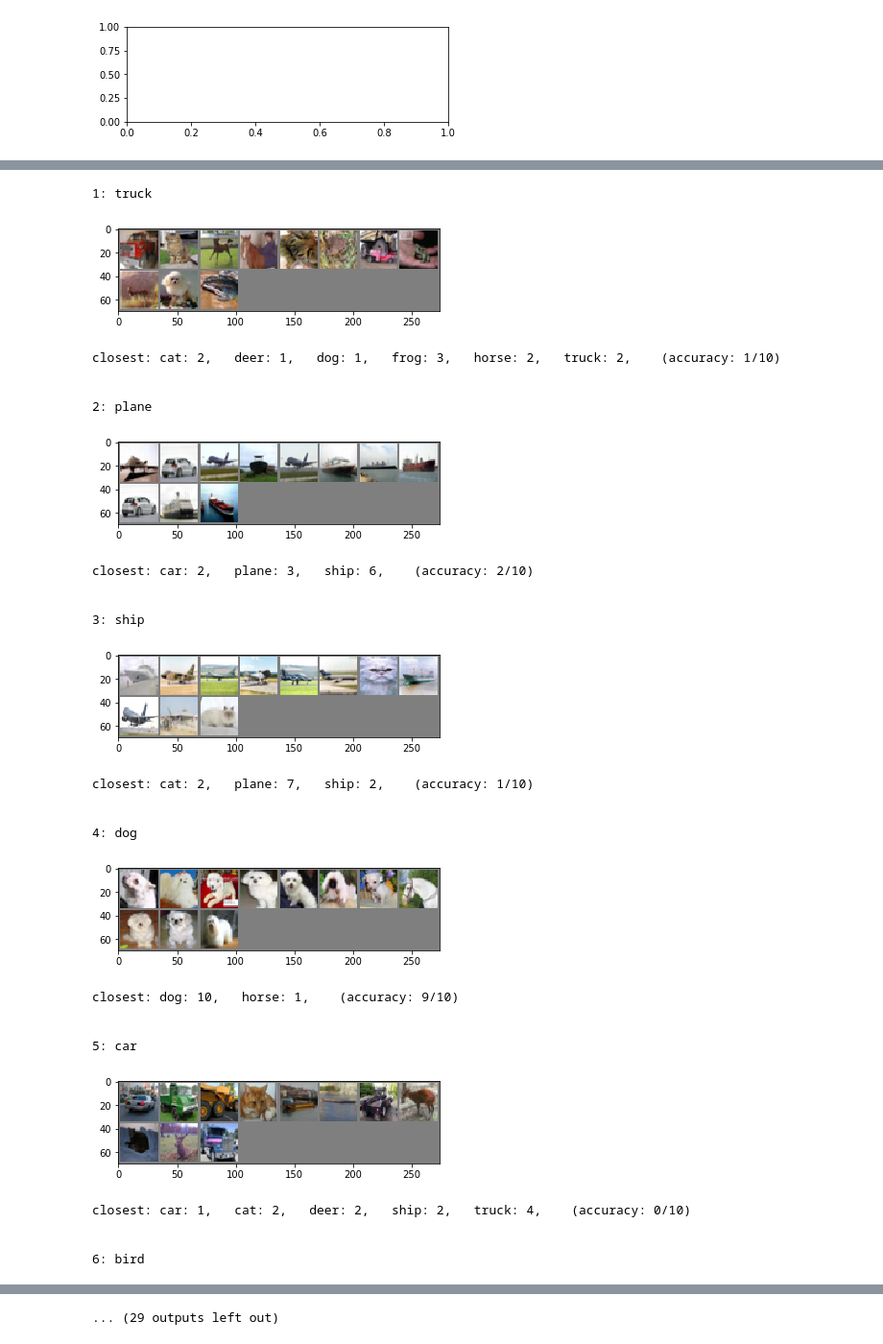
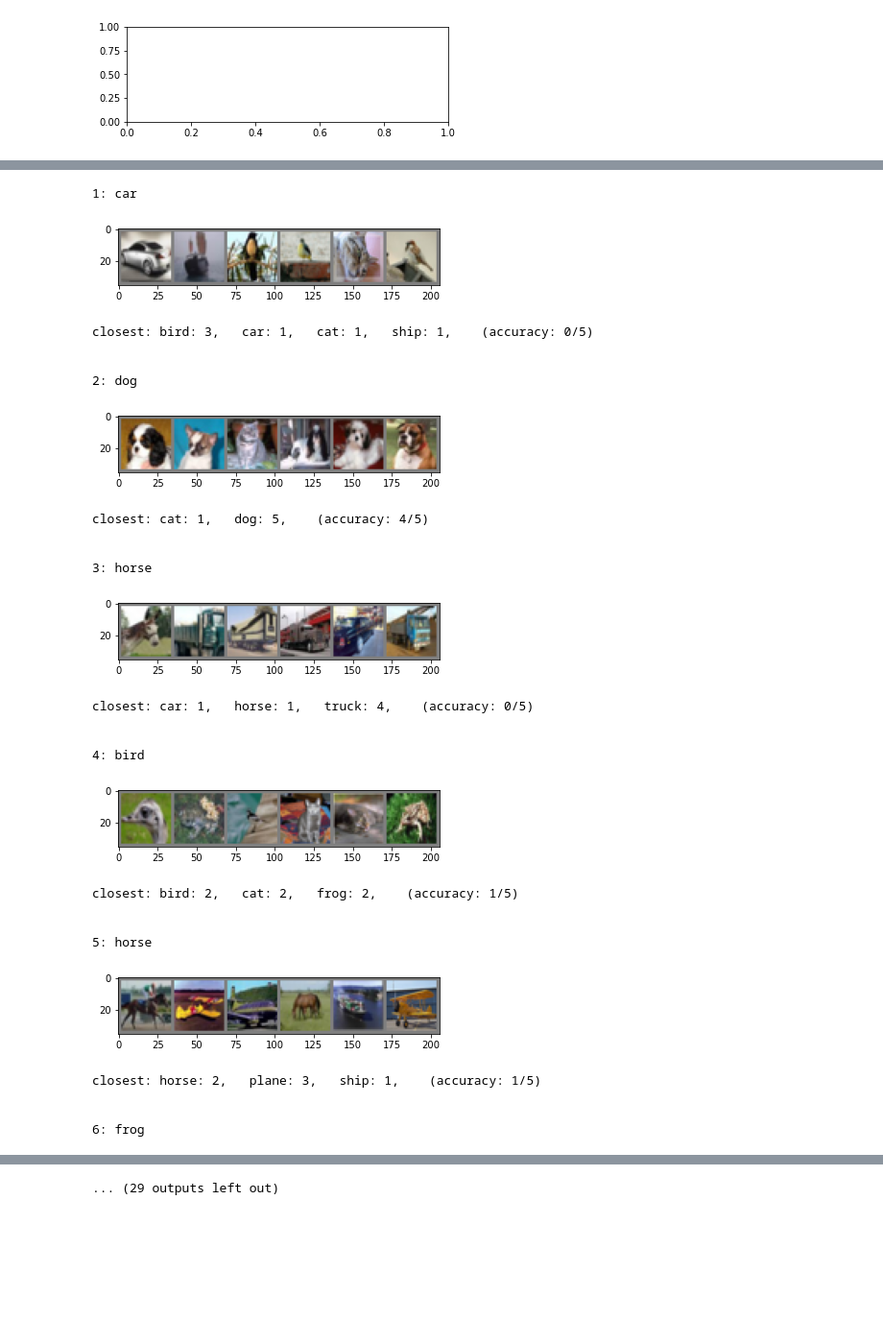
Before and after one commit to PhilipOe1612340/MMR-Autoencoder, a Jupyter notebook: src/autoencoder-pytorch.ipynb, the cells around one changed output, grey strips where cells are left out. Shown at 96% size. Saved outputs shown, nothing was run; the diff lists cells and outputs as text; code cells hidden in the pictures; blank space fills up the shorter version.

```diff
--- a/src/autoencoder-pytorch.ipynb
+++ b/src/autoencoder-pytorch.ipynb
@@ -247,17 +248,17 @@ for i in range(10):
 #pairplot
 
 dataset_iter = iter(dataset.testloader)
-images, classes = dataset_iter.next()
+images, labels = dataset_iter.next()
 length = len(images)
 
-net2 = AE()
-net2.load_state_dict(torch.load(PATH, map_location=torch.device('cpu')))
+net3 = AE()
+net3.load_state_dict(torch.load(PATH, map_location=torch.device('cpu')))
 
-net2.getLatentSpace(True)
+net3.getLatentSpace(True)
 
-outputs = net2(images).data.numpy()
+outputs3 = net3(images).data.numpy()
 
-outputFrame = pd.DataFrame(outputs)
+outputFrame = pd.DataFrame(outputs3)
 
 sns.pairplot(outputFrame.sample(50))
 # %% [output]
@@ -283,59 +282,58 @@ outputShape = np.shape(outputs)
 
 # flatten latent space
 outputs = outputs.flatten().reshape(length, np.prod(outputShape[1:]))
-classNames = dataset.classes
 # %%
 # get 20 random images with closest matches
 for i in range(20):
     print('\n')
     srcImgId = round(random() * length)
     srcImgClass = classes[srcImgId]
-    closest = findNClosest(outputs[srcImgId], outputs, 11)
+    closest = findNClosest(outputs[srcImgId], outputs, 6)
 
     acc = 0
     closeImages = []
     closeClasses = []
     for img in closest:
         id = int(img[-1])
         closeImages.append(images[id])
         closeClasses.append(classNames[classes[id]])
         acc += 1 if classes[id] == srcImgClass else 0
 
     # show images
     print(str(i + 1) + ": " + classNames[srcImgClass])
     imshow(torchvision.utils.make_grid(closeImages))
 
     # show classes
     unique, count = np.unique(closeClasses, return_counts = True)
     res = ""
     for j in range(len(unique)):
         res += unique[j] + ": " + str(count[j]) + ",   "
 
-    print('closest: ' + res + ' (accuracy: ' + str(acc - 1) + '/10)')
+    print('closest: ' + res + ' (accuracy: ' + str(acc - 1) + '/5)')
 # %% [output]
-1: truck
+1: car
-[figure, old version]
+[figure, new version]
-closest: cat: 2,   deer: 1,   dog: 1,   frog: 3,   horse: 2,   truck: 2,    (accuracy: 1/10)
+closest: bird: 3,   car: 1,   cat: 1,   ship: 1,    (accuracy: 0/5)
 
 
-2: plane
+2: dog
-[figure, old version]
+[figure, new version]
-closest: car: 2,   plane: 3,   ship: 6,    (accuracy: 2/10)
+closest: cat: 1,   dog: 5,    (accuracy: 4/5)
 
 
-3: ship
+3: horse
-[figure, old version]
+[figure, new version]
-closest: cat: 2,   plane: 7,   ship: 2,    (accuracy: 1/10)
+closest: car: 1,   horse: 1,   truck: 4,    (accuracy: 0/5)
 
 
-4: dog
+4: bird
-[figure, old version]
+[figure, new version]
-closest: dog: 10,   horse: 1,    (accuracy: 9/10)
+closest: bird: 2,   cat: 2,   frog: 2,    (accuracy: 1/5)
 
 
-5: car
+5: horse
-[figure, old version]
+[figure, new version]
-closest: car: 1,   cat: 2,   deer: 2,   ship: 2,   truck: 4,    (accuracy: 0/10)
+closest: horse: 2,   plane: 3,   ship: 1,    (accuracy: 1/5)
 
 
-6: bird
+6: frog
```
Also changed, not shown: parts of 4 cells of this notebook.
